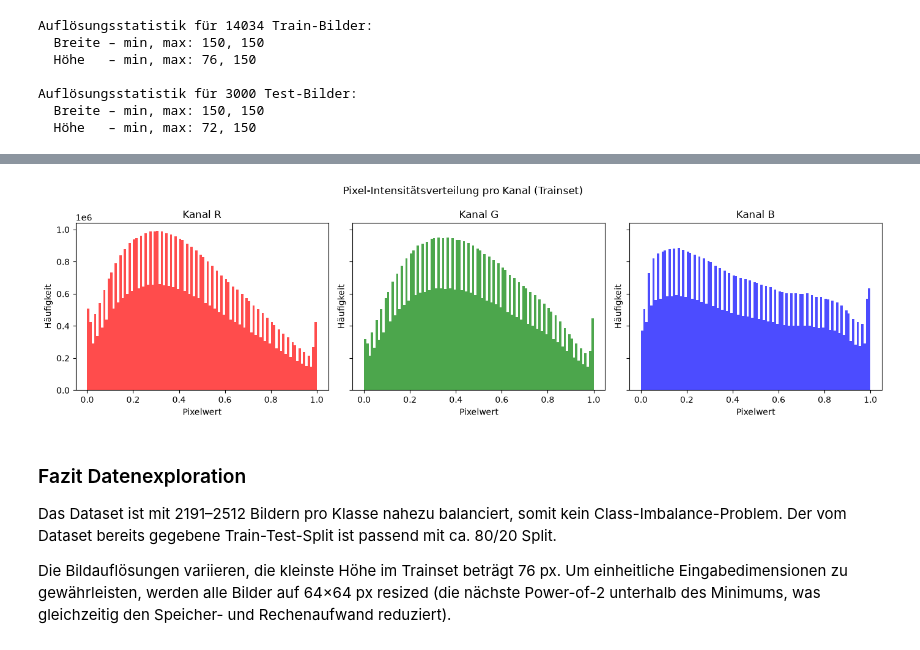
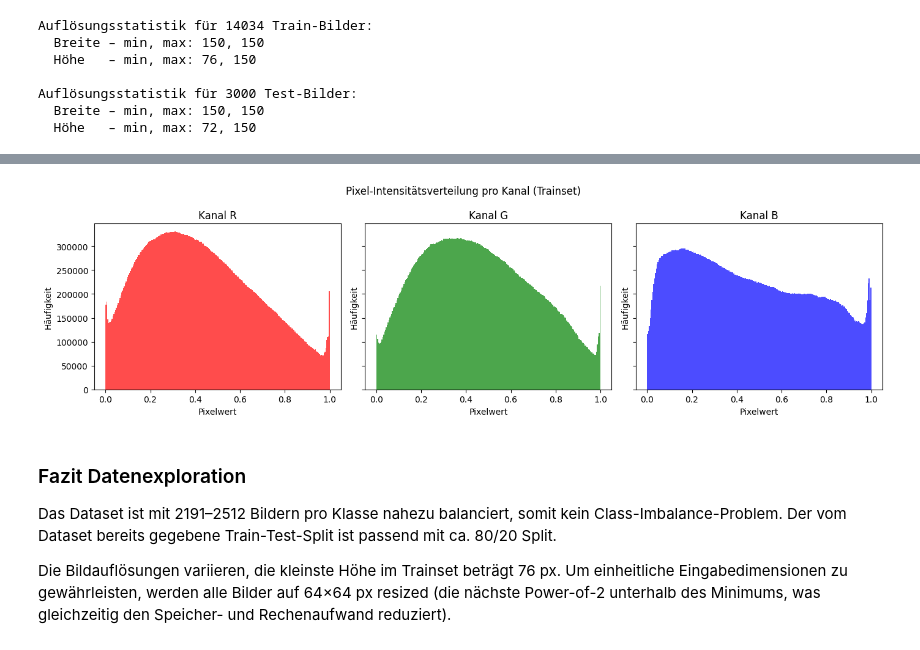
Before and after one commit to damiansze/DEL_FS26, a Jupyter notebook: DEL_MC.ipynb, the cells around one changed output, grey strips where cells are left out. Saved outputs shown, nothing was run; the diff lists cells and outputs as text; code cells hidden in the pictures.

```diff
--- a/DEL_MC.ipynb
+++ b/DEL_MC.ipynb
@@ -149,31 +149,31 @@ plt.show()
 # %%
 transform_hist = transforms.Compose([
     transforms.Resize((64, 64)),
     transforms.ToTensor()
 ])
 ds_hist = ImageFolder(root=train_root, transform=transform_hist)
 loader_hist = DataLoader(ds_hist, batch_size=256, shuffle=False, num_workers=2)
 
 pixels = [[], [], []]
 for imgs, _ in loader_hist:
     for c in range(3):
         pixels[c].append(imgs[:, c].flatten())
 
 pixels = [torch.cat(p).numpy() for p in pixels]
 
 fig, axes = plt.subplots(1, 3, figsize=(14, 4), sharey=True)
 colors = ['red', 'green', 'blue']
 labels = ['R', 'G', 'B']
 for c in range(3):
-    axes[c].hist(pixels[c], bins=100, color=colors[c], alpha=0.7)
+    axes[c].hist(pixels[c], bins=256, color=colors[c], alpha=0.7)
     axes[c].set_title(f'Kanal {labels[c]}')
     axes[c].set_xlabel('Pixelwert')
     axes[c].set_ylabel('Häufigkeit')
 plt.suptitle('Pixel-Intensitätsverteilung pro Kanal (Trainset)')
 plt.tight_layout()
 plt.show()
 # %% [output]
-[figure, old version]
+[figure, new version]
 # %% [markdown]
 ### Fazit Datenexploration
 Das Dataset ist mit 2191–2512 Bildern pro Klasse nahezu balanciert, somit kein Class-Imbalance-Problem. Der vom Dataset bereits gegebene Train-Test-Split ist passend mit ca. 80/20 Split.
```
Also changed, not shown: parts of 56 cells of this notebook.
